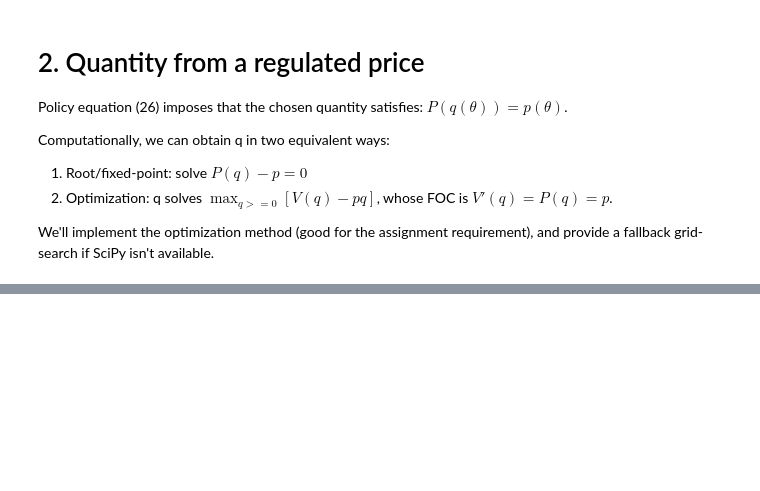
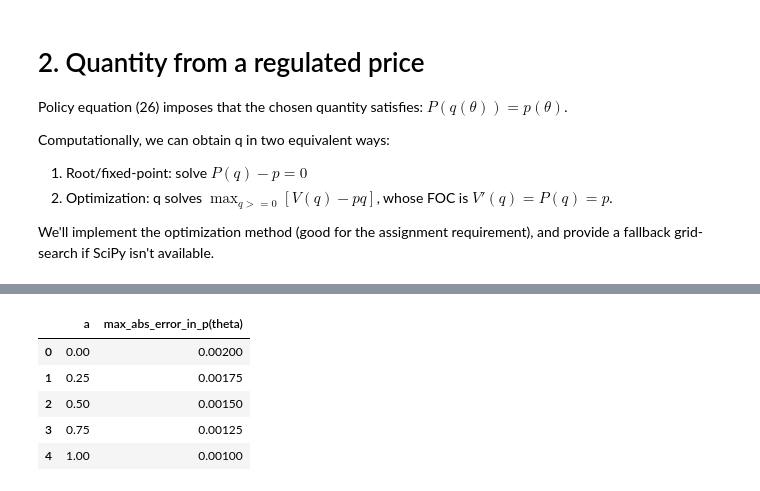
Before and after one commit to Julian-R02/Python-Assignment-, a Jupyter notebook: Replication.ipynb, the cells around one changed output, grey strips where cells are left out. Cells and saved outputs as stored; diff of their text form; code cells hidden in the pictures; blank space fills up the shorter version.

```diff
--- a/Replication.ipynb
+++ b/Replication.ipynb
@@ -151,0 +550,45 @@ and provide a fallback grid-search if SciPy isn't available.
+# %%
+# --- Parameters for the replication test ---
+theta0, theta1 = 1.0, 3.0
+dist = DistUniform(theta0, theta1)
+
+# Cost: c0=0, c1=1, k0>0, k1=0
+cost_params = (0.0, 1.0, 0.5, 0.0)
+
+# Demand from the example: q = a - b p  => inverse demand P(q) = (a - q)/b.
+# We'll parameterize inverse demand as P(q)=A - B q with A=a/b, B=1/b.
+a_lin, b_lin = 10.0, 1.0
+A, B = a_lin / b_lin, 1.0 / b_lin
+
+theta_grid = np.linspace(theta0, theta1, 2001)
+
+# Pick a value for 'a' (regulator weight). We'll test multiple.
+a_list = [0.0, 0.25, 0.5, 0.75, 1.0]
+
+errors = []
+for a_weight in a_list:
+    out = compute_policy(
+        theta_grid=theta_grid,
+        dist=dist,
+        a=a_weight,
+        demand_kind="linear",
+        demand_params=(A, B),
+        cost_params=cost_params,
+        q_max=a_lin,   # natural upper bound for linear demand
+        n_phi=2001
+    )
+
+    # Analytic formula from the paper for this case:
+    # p(θ) = (2-a)θ - (1-a)θ0
+    p_analytic = (2.0 - a_weight) * theta_grid - (1.0 - a_weight) * theta0
+    max_err = np.max(np.abs(out["p"] - p_analytic))
+    errors.append((a_weight, max_err))
+
+pd.DataFrame(errors, columns=["a", "max_abs_error_in_p(theta)"])
+# %% [output]
+|  | a | max_abs_error_in_p(theta) |
+| 0 | 0.00 | 0.00200 |
+| 1 | 0.25 | 0.00175 |
+| 2 | 0.50 | 0.00150 |
+| 3 | 0.75 | 0.00125 |
+| 4 | 1.00 | 0.00100 |
```
Also changed, not shown: parts of 20 cells of this notebook, 1 other file.
